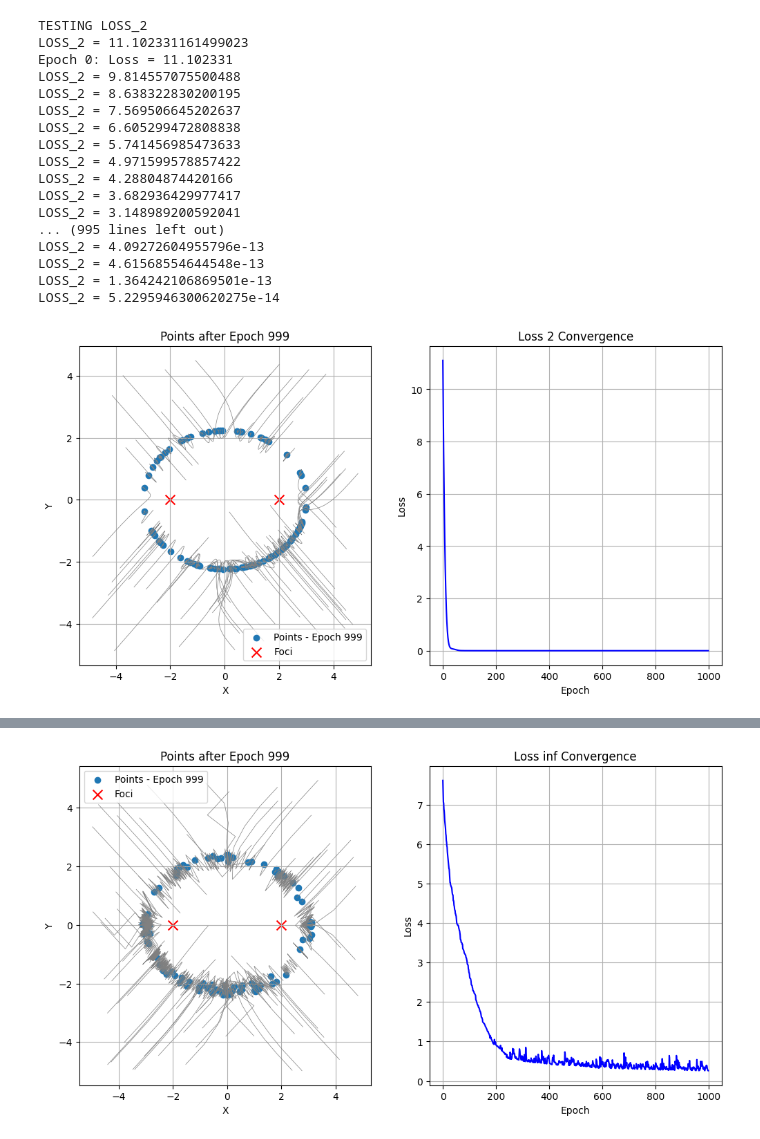
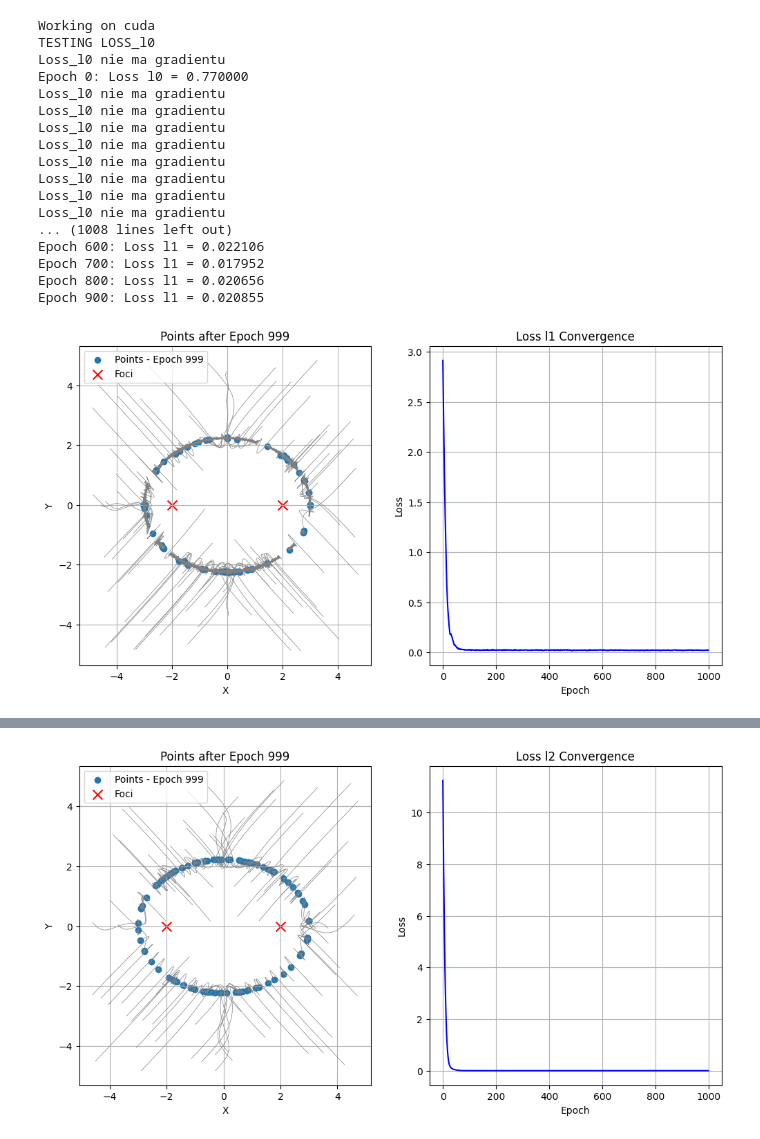
Before and after one commit to Kos261/ML25, a Jupyter notebook: Lab8/HW8.ipynb, the cells around one changed output, grey strips where cells are left out. Saved outputs shown, nothing was run; the diff lists cells and outputs as text; code cells hidden in the pictures.

```diff
--- a/Lab8/HW8.ipynb
+++ b/Lab8/HW8.ipynb
@@ -109,23 +135,31 @@ def plot_results(f1, f2, num_points, epoch, trajectories, loss_history=None, los
 torch.manual_seed(42)
 np.random.seed(42)
 
+if torch.cuda.is_available():
+  device = "cuda"
+else:
+  device = "cpu"
+
+print(f"Working on {device}")
+
 # Define ellipse parameters
-focus1 = torch.tensor([-2.0, 0.0])  # First focus
-focus2 = torch.tensor([2.0, 0.0])   # Second focus
+focus1 = torch.tensor([-2.0, 0.0]).to(device)  # First focus
+focus2 = torch.tensor([2.0, 0.0]).to(device)    # Second focus
 constant_sum = 6.0  # The sum of distances to the two foci
 
 losses = {
-            # 0:lambda eps: torch.mean((eps > 0).float()),
-            # 1:lambda eps: torch.mean(torch.abs(eps)),
-            2:lambda eps: torch.mean((eps) **2),
-        "inf":lambda eps: torch.max(torch.abs(eps))
+            "l0":lambda eps: torch.mean((eps > 0).float()),
+            "l1":lambda eps: torch.mean(torch.abs(eps)),
+            "l2":lambda eps: torch.mean((eps) **2),
+           "inf":lambda eps: torch.max(torch.abs(eps))
          }
+
 # Training loop
 
 for name, loss_fn in losses.items():
     # Initialize random 2D points from uniform distribution
     num_points = 100
-    points = torch.rand((num_points, 2)) * 10 - 5  # Uniformly distributed in [-5, 5]
+    points = (torch.rand((num_points, 2)) * 10 - 5).to(device)   # Uniformly distributed in [-5, 5]
     points.requires_grad = True
     optimizer = torch.optim.Adam([points], lr=0.1)
 
@@ -148,7 +182,6 @@ for name, loss_fn in losses.items():
         # l_0, l_1 and l_infty - related loss
         eps = dist1 + dist2 - constant_sum
         loss = loss_fn(eps)
-        print(f"LOSS_{name} = {loss}")
 
         try:
             loss.backward()
@@ -167,10 +200,14 @@ for name, loss_fn in losses.items():
             # plot_results(focus1, focus2, num_points, epoch, trajectories, loss_history)
             pass
         if epoch % 100 == 0:
-            print(f"Epoch {epoch}: Loss = {loss.item():.6f}")
+            print(f"Epoch {epoch}: Loss {name} = {loss.item():.6f}")
 
     #Final plot
-    plot_results(focus1, focus2, num_points, epoch, trajectories, loss_history, loss_name=name)
+    if name != 'l0':
+        plot_results(focus1, focus2, num_points, epoch, trajectories, loss_history, loss_name=name)
+        anim(focus1, focus2, num_points, trajectories, loss_name=name)
+
+
 
     # End timing
     end_time = time.time()
@@ -179,21 +216,21 @@ for name, loss_fn in losses.items():
     elapsed_time = end_time - start_time
     print(f"Elapsed time: {elapsed_time} seconds")
 # %% [output]
-TESTING LOSS_2
-LOSS_2 = 11.102331161499023
-Epoch 0: Loss = 11.102331
-LOSS_2 = 9.814557075500488
-LOSS_2 = 8.638322830200195
-LOSS_2 = 7.569506645202637
-LOSS_2 = 6.605299472808838
-LOSS_2 = 5.741456985473633
-LOSS_2 = 4.971599578857422
-LOSS_2 = 4.28804874420166
-LOSS_2 = 3.682936429977417
-LOSS_2 = 3.148989200592041
-... (995 lines left out)
-LOSS_2 = 4.09272604955796e-13
-LOSS_2 = 4.61568554644548e-13
-LOSS_2 = 1.364242106869501e-13
-LOSS_2 = 5.2295946300620275e-14
+Working on cuda
+TESTING LOSS_l0
+Loss_l0 nie ma gradientu
+Epoch 0: Loss l0 = 0.770000
+Loss_l0 nie ma gradientu
+Loss_l0 nie ma gradientu
+Loss_l0 nie ma gradientu
+Loss_l0 nie ma gradientu
+Loss_l0 nie ma gradientu
+Loss_l0 nie ma gradientu
+Loss_l0 nie ma gradientu
+Loss_l0 nie ma gradientu
+... (1008 lines left out)
+Epoch 600: Loss l1 = 0.022106
+Epoch 700: Loss l1 = 0.017952
+Epoch 800: Loss l1 = 0.020656
+Epoch 900: Loss l1 = 0.020855
-[figure, old version]
+[figure, new version]
@@ -217 +249 @@ LOSS_inf = 0.25977087020874023
-[figure, old version]
+[figure, new version]
```
Also changed, not shown: parts of 6 cells of this notebook.
